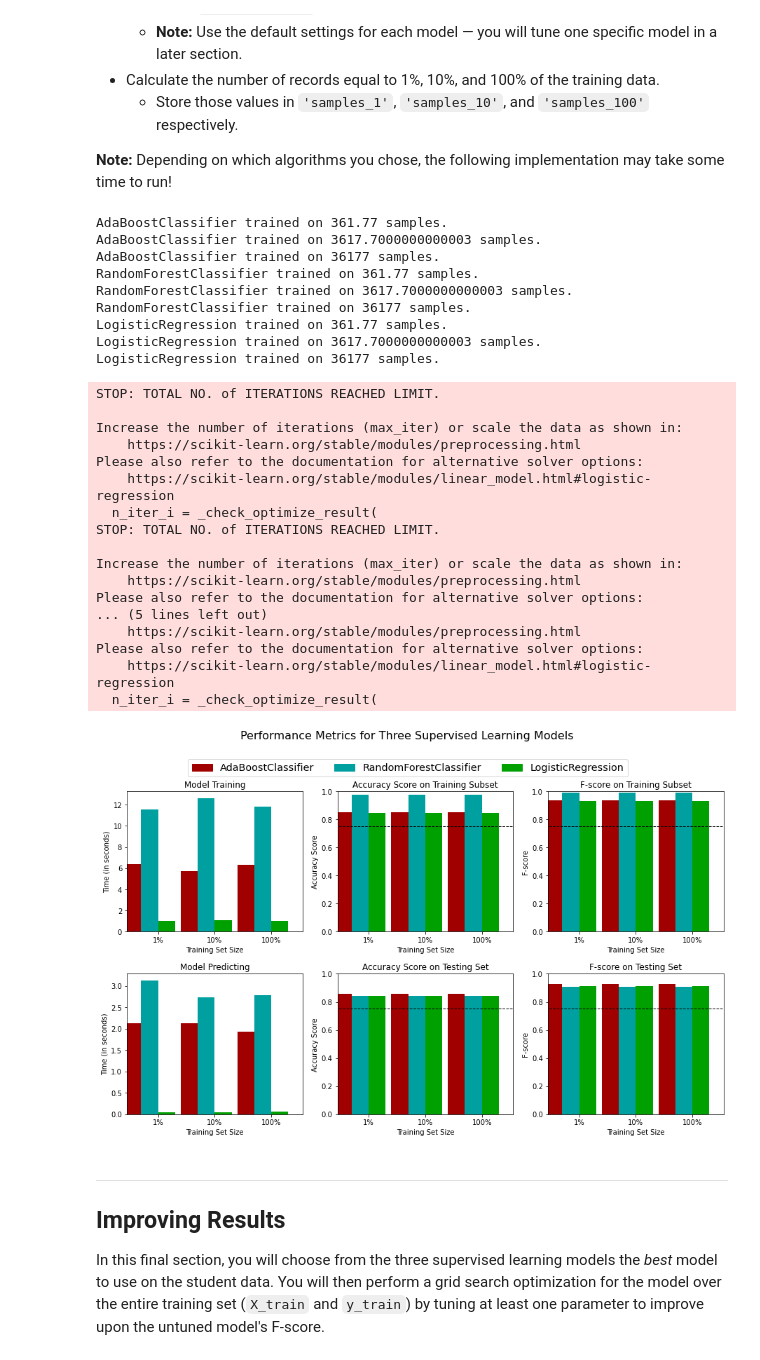
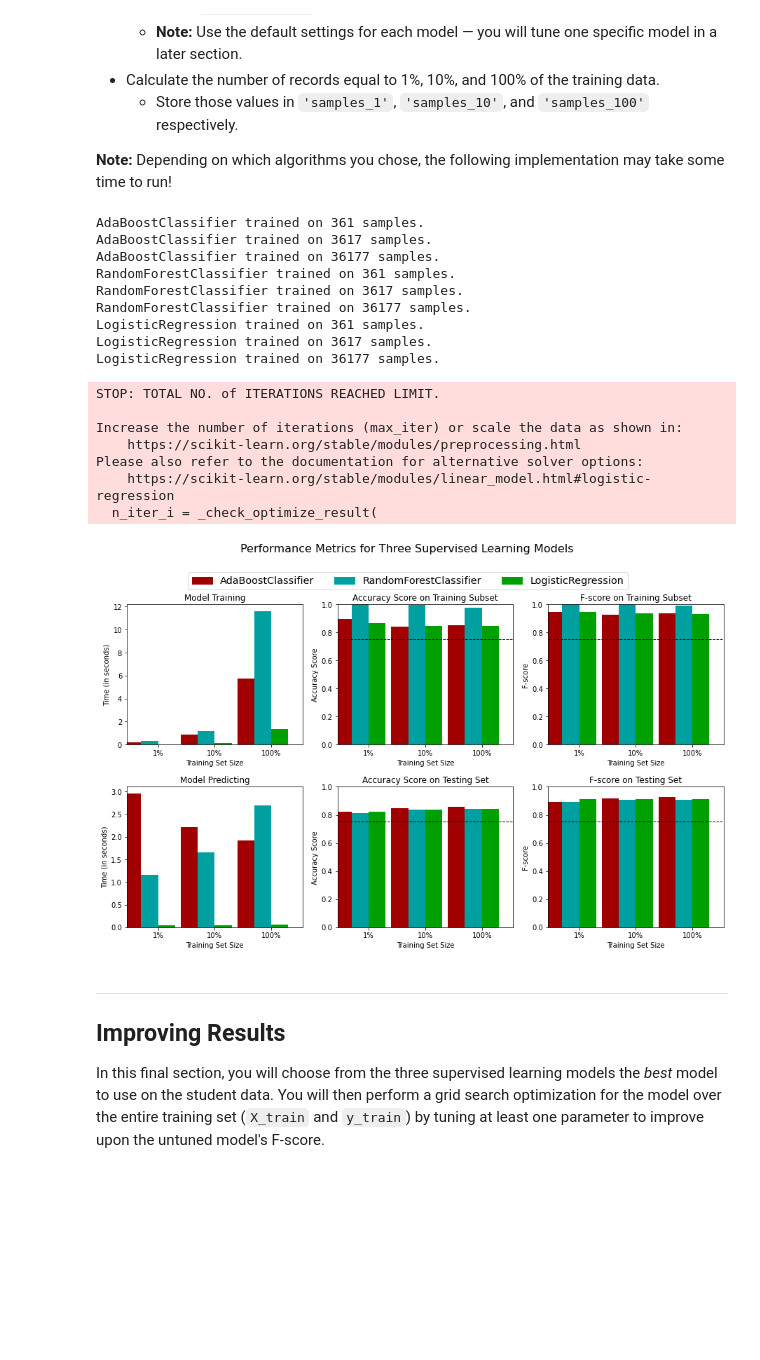
Before and after one commit to zeem76/charity-ml, a Jupyter notebook: finding_donors/finding_donors.ipynb, the cells around one changed output. Saved outputs shown, nothing was run; the diff lists cells and outputs as text; code cells hidden in the pictures; blank space fills up the shorter version.

```diff
--- a/finding_donors/finding_donors.ipynb
+++ b/finding_donors/finding_donors.ipynb
@@ -32,7 +32,7 @@ import visuals as vs
 %matplotlib inline
 
 # Load the Census dataset
-data = pd.read_csv("data/census.csv")
+data = pd.read_csv("../data/census.csv")
 
 # Success - Display the first record
 display(data.head(n=1))
@@ -251,7 +251,7 @@ FN = 0 # No predicted negatives in the naive case
 
 # TODO: Calculate accuracy, precision and recall
 accuracy = TP/len(income)
-recall = TP/TP/(TP + FN)
+recall = TP/(TP + FN)
 precision = TP/(TP + FP)
 
 # TODO: Calculate F-score using the formula above for beta = 0.5 and correct values for precision and recall.
@@ -341,7 +341,7 @@ def train_predict(learner, sample_size, X_train, y_train, X_test, y_test):
 
     # TODO: Fit the learner to the training data using slicing with 'sample_size' using .fit(training_features[:], training_labels[:])
     start = time() # Get start time
-    learner = learner.fit(X_train, y_train)
+    learner = learner.fit(X_train[:sample_size], y_train[:sample_size])
     end = time() # Get end time
 
     # TODO: Calculate the training time
@@ -395,53 +395,43 @@ clf_A = AdaBoostClassifier(random_state=42)
 clf_B = RandomForestClassifier(random_state=42)
 clf_C = LogisticRegression(random_state=42)
 
 # TODO: Calculate the number of samples for 1%, 10%, and 100% of the training data
 # HINT: samples_100 is the entire training set i.e. len(y_train)
 # HINT: samples_10 is 10% of samples_100 (ensure to set the count of the values to be `int` and not `float`)
 # HINT: samples_1 is 1% of samples_100 (ensure to set the count of the values to be `int` and not `float`)
-samples_100 = len(y_train)
-samples_10 = len(y_train) * 0.1
-samples_1 = len(y_train) * 0.01
+samples_100 = int(len(y_train))
+samples_10 = int(len(y_train) * 0.1)
+samples_1 = int(len(y_train) * 0.01)
 
 # Collect results on the learners.
 results = {}
 for clf in [clf_A, clf_B, clf_C]:
     clf_name = clf.__class__.__name__
     results[clf_name] = {}
     for i, samples in enumerate([samples_1, samples_10, samples_100]):
         results[clf_name][i] = \
         train_predict(clf, samples, X_train, y_train, X_test, y_test)
 
 # Run metrics visualization for the three supervised learning models chosen
 vs.evaluate(results, accuracy, fscore)
 # %% [output]
-AdaBoostClassifier trained on 361.77 samples.
-AdaBoostClassifier trained on 3617.7000000000003 samples.
+AdaBoostClassifier trained on 361 samples.
+AdaBoostClassifier trained on 3617 samples.
 AdaBoostClassifier trained on 36177 samples.
-RandomForestClassifier trained on 361.77 samples.
-RandomForestClassifier trained on 3617.7000000000003 samples.
+RandomForestClassifier trained on 361 samples.
+RandomForestClassifier trained on 3617 samples.
 RandomForestClassifier trained on 36177 samples.
-LogisticRegression trained on 361.77 samples.
-LogisticRegression trained on 3617.7000000000003 samples.
+LogisticRegression trained on 361 samples.
+LogisticRegression trained on 3617 samples.
 LogisticRegression trained on 36177 samples.
 STOP: TOTAL NO. of ITERATIONS REACHED LIMIT.
 
 Increase the number of iterations (max_iter) or scale the data as shown in:
     https://scikit-learn.org/stable/modules/preprocessing.html
 Please also refer to the documentation for alternative solver options:
     https://scikit-learn.org/stable/modules/linear_model.html#logistic-regression
   n_iter_i = _check_optimize_result(
-STOP: TOTAL NO. of ITERATIONS REACHED LIMIT.
-
-Increase the number of iterations (max_iter) or scale the data as shown in:
-    https://scikit-learn.org/stable/modules/preprocessing.html
-Please also refer to the documentation for alternative solver options:
-... (5 lines left out)
-    https://scikit-learn.org/stable/modules/preprocessing.html
-Please also refer to the documentation for alternative solver options:
-    https://scikit-learn.org/stable/modules/linear_model.html#logistic-regression
-  n_iter_i = _check_optimize_result(
-[figure, old version]
+[figure, new version]
 # %% [markdown]
 ----
 ## Improving Results
```
Also changed, not shown: parts of 5 cells of this notebook.
